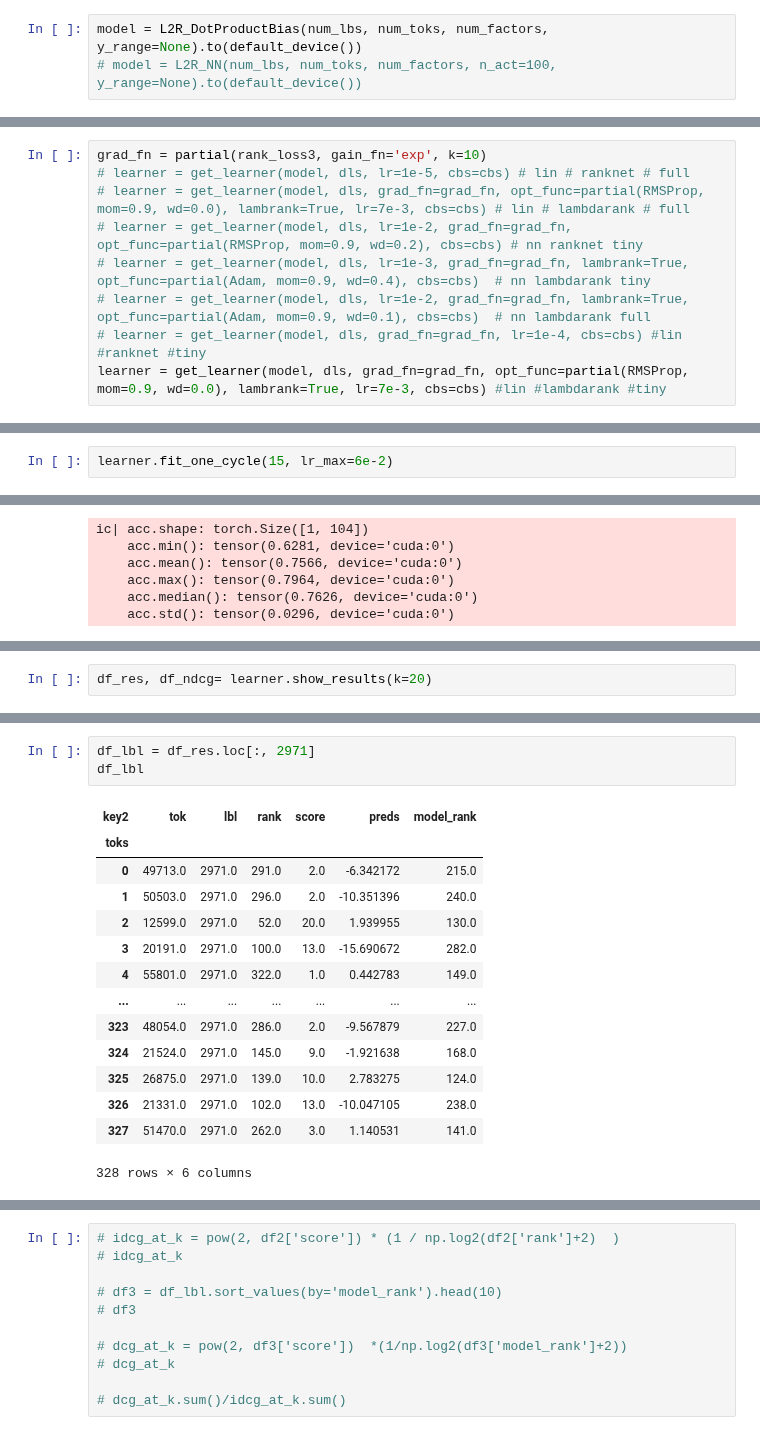
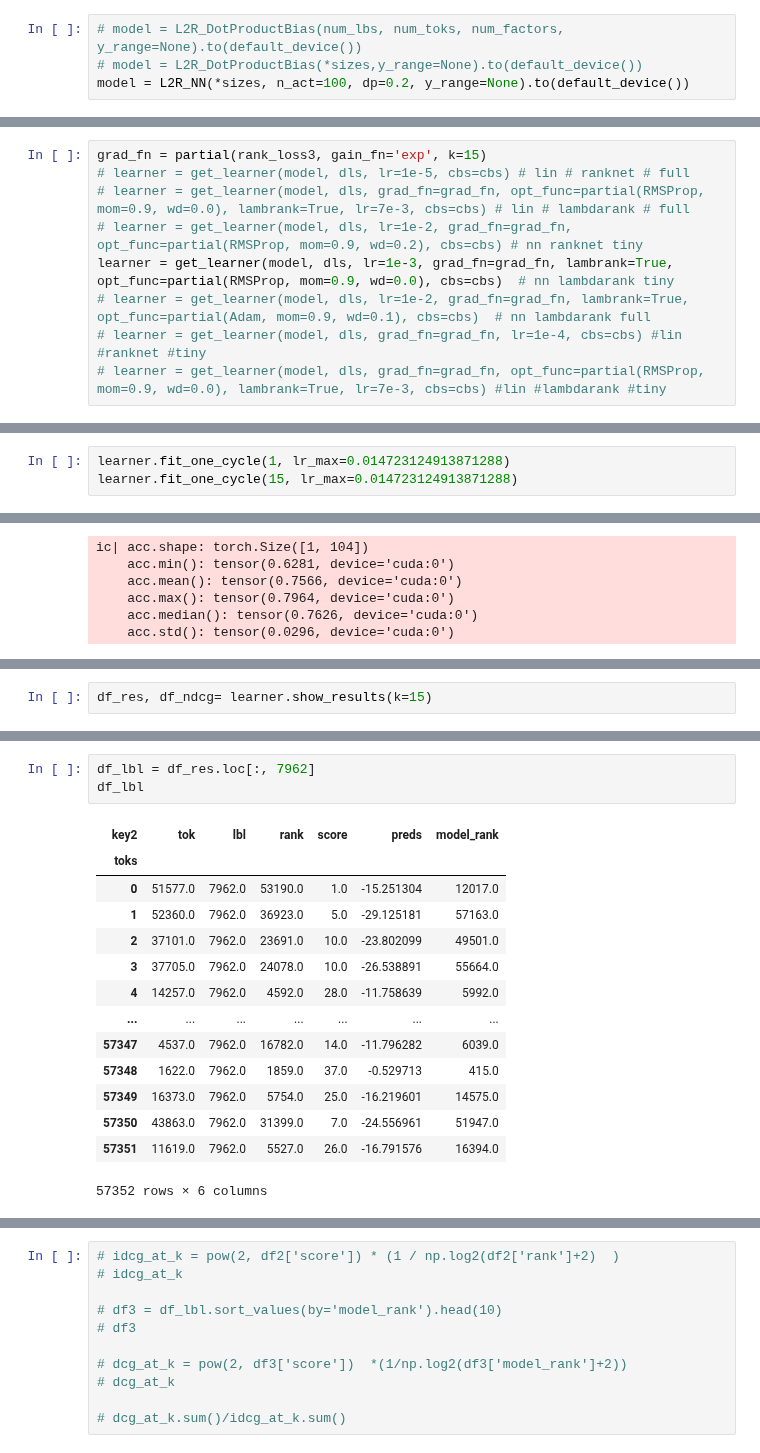
Before and after one commit to debjyotiSRoy/xcube, a Jupyter notebook: nbs/17_tutorial.train_l2r.ipynb, the cells around one changed output, grey strips where cells are left out. Cells and saved outputs as stored; diff of their text form.

```diff
--- a/nbs/17_tutorial.train_l2r.ipynb
+++ b/nbs/17_tutorial.train_l2r.ipynb
@@ -795,6 +787,7 @@ ic| num_lbs: 104, num_toks: 328, num_factors: 200
 # %%
-model = L2R_DotProductBias(num_lbs, num_toks, num_factors, y_range=None).to(default_device())
-# model = L2R_NN(num_lbs, num_toks, num_factors, n_act=100, y_range=None).to(default_device())
+# model = L2R_DotProductBias(num_lbs, num_toks, num_factors, y_range=None).to(default_device())
+# model = L2R_DotProductBias(*sizes,y_range=None).to(default_device())
+model = L2R_NN(*sizes, n_act=100, dp=0.2, y_range=None).to(default_device())
 # %% [markdown]
 **Create the `Learner` and train:**
 # %%
@@ -807,14 +800,14 @@ cbs = [TrainEval(), TrackResults(train_metrics=True, beta=0.98), ProgressBarCall
 # %%
 from fastai.optimizer import *
 # %%
-grad_fn = partial(rank_loss3, gain_fn='exp', k=10)
+grad_fn = partial(rank_loss3, gain_fn='exp', k=15)
 # learner = get_learner(model, dls, lr=1e-5, cbs=cbs) # lin # ranknet # full
 # learner = get_learner(model, dls, grad_fn=grad_fn, opt_func=partial(RMSProp, mom=0.9, wd=0.0), lambrank=True, lr=7e-3, cbs=cbs) # lin # lambdarank # full
 # learner = get_learner(model, dls, lr=1e-2, grad_fn=grad_fn, opt_func=partial(RMSProp, mom=0.9, wd=0.2), cbs=cbs) # nn ranknet tiny
-# learner = get_learner(model, dls, lr=1e-3, grad_fn=grad_fn, lambrank=True, opt_func=partial(Adam, mom=0.9, wd=0.4), cbs=cbs)  # nn lambdarank tiny
+learner = get_learner(model, dls, lr=1e-3, grad_fn=grad_fn, lambrank=True, opt_func=partial(RMSProp, mom=0.9, wd=0.0), cbs=cbs)  # nn lambdarank tiny
 # learner = get_learner(model, dls, lr=1e-2, grad_fn=grad_fn, lambrank=True, opt_func=partial(Adam, mom=0.9, wd=0.1), cbs=cbs)  # nn lambdarank full
 # learner = get_learner(model, dls, grad_fn=grad_fn, lr=1e-4, cbs=cbs) #lin #ranknet #tiny
-learner = get_learner(model, dls, grad_fn=grad_fn, opt_func=partial(RMSProp, mom=0.9, wd=0.0), lambrank=True, lr=7e-3, cbs=cbs) #lin #lambdarank #tiny
+# learner = get_learner(model, dls, grad_fn=grad_fn, opt_func=partial(RMSProp, mom=0.9, wd=0.0), lambrank=True, lr=7e-3, cbs=cbs) #lin #lambdarank #tiny
 # %%
 #| eval:false
 learner.path = tmp
@@ -892,4 +885,5 @@ SuggestedLRs(valley=0.06309573352336884, slide=0.06165950000286102, steep=0.0323
 # %%
-learner.fit_one_cycle(15, lr_max=6e-2)
+learner.fit_one_cycle(1, lr_max=0.014723124913871288)
+learner.fit_one_cycle(15, lr_max=0.014723124913871288)
 # %% [output]
 [interactive output not drawn]
@@ -1029,2 +1027,2 @@ Let's pick a label and see the rankings produced by the model:
 # %%
-df_res, df_ndcg= learner.show_results(k=20)
+df_res, df_ndcg= learner.show_results(k=15)
@@ -1063,19 +1071,19 @@ df_res
 # %%
-df_lbl = df_res.loc[:, 2971]
+df_lbl = df_res.loc[:, 7962]
 df_lbl
 # %% [output]
 | key2 | tok | lbl | rank | score | preds | model_rank |
 | toks |  |  |  |  |  |  |
-| 0 | 49713.0 | 2971.0 | 291.0 | 2.0 | -6.342172 | 215.0 |
-| 1 | 50503.0 | 2971.0 | 296.0 | 2.0 | -10.351396 | 240.0 |
-| 2 | 12599.0 | 2971.0 | 52.0 | 20.0 | 1.939955 | 130.0 |
-| 3 | 20191.0 | 2971.0 | 100.0 | 13.0 | -15.690672 | 282.0 |
-| 4 | 55801.0 | 2971.0 | 322.0 | 1.0 | 0.442783 | 149.0 |
+| 0 | 51577.0 | 7962.0 | 53190.0 | 1.0 | -15.251304 | 12017.0 |
+| 1 | 52360.0 | 7962.0 | 36923.0 | 5.0 | -29.125181 | 57163.0 |
+| 2 | 37101.0 | 7962.0 | 23691.0 | 10.0 | -23.802099 | 49501.0 |
+| 3 | 37705.0 | 7962.0 | 24078.0 | 10.0 | -26.538891 | 55664.0 |
+| 4 | 14257.0 | 7962.0 | 4592.0 | 28.0 | -11.758639 | 5992.0 |
 | ... | ... | ... | ... | ... | ... | ... |
-| 323 | 48054.0 | 2971.0 | 286.0 | 2.0 | -9.567879 | 227.0 |
-| 324 | 21524.0 | 2971.0 | 145.0 | 9.0 | -1.921638 | 168.0 |
-| 325 | 26875.0 | 2971.0 | 139.0 | 10.0 | 2.783275 | 124.0 |
-| 326 | 21331.0 | 2971.0 | 102.0 | 13.0 | -10.047105 | 238.0 |
-| 327 | 51470.0 | 2971.0 | 262.0 | 3.0 | 1.140531 | 141.0 |
+| 57347 | 4537.0 | 7962.0 | 16782.0 | 14.0 | -11.796282 | 6039.0 |
+| 57348 | 1622.0 | 7962.0 | 1859.0 | 37.0 | -0.529713 | 415.0 |
+| 57349 | 16373.0 | 7962.0 | 5754.0 | 25.0 | -16.219601 | 14575.0 |
+| 57350 | 43863.0 | 7962.0 | 31399.0 | 7.0 | -24.556961 | 51947.0 |
+| 57351 | 11619.0 | 7962.0 | 5527.0 | 26.0 | -16.791576 | 16394.0 |
-328 rows × 6 columns
+57352 rows × 6 columns
 # %%
```
Also changed, not shown: parts of 20 cells of this notebook, 8 other files.
